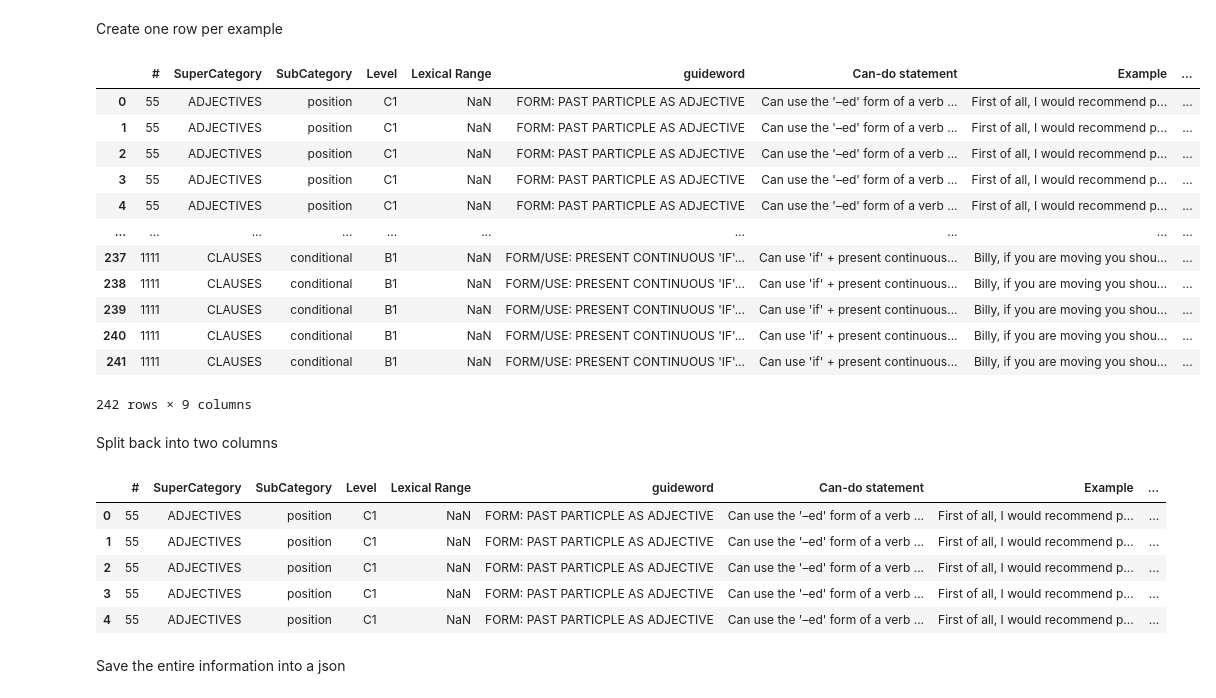
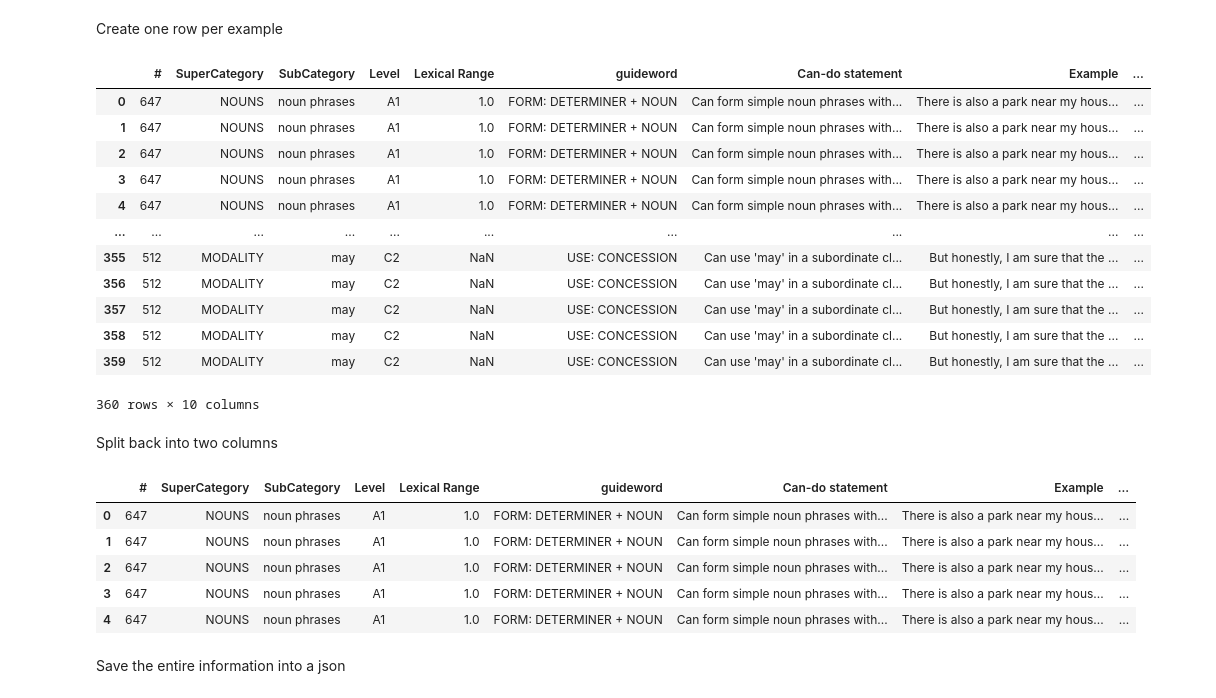
Before and after one commit to dominikglandorf/LLM-grammar, a Jupyter notebook: exp/003_rating_in_excel.ipynb, the cells around one changed output. Cells and saved outputs as stored; diff of their text form; code cells hidden in the pictures.

```diff
--- a/exp/003_rating_in_excel.ipynb
+++ b/exp/003_rating_in_excel.ipynb
@@ -9,13 +9,14 @@ import os
 sys.path.append(os.path.dirname(os.getcwd()))
 import config
 
-INPUT_PATH = '../dat/egpaugmented.json'
-EXCEL_PATH = '../dat/augmented_examples_shuffled.xlsx'
-JSON_PATH = '../dat/augmented_examples_shuffled.json'
+INPUT_PATH = '../dat/egp_pilot.json'
+EXCEL_PATH = '../dat/augmented_examples.xlsx'
+JSON_PATH = '../dat/augmented_examples.json'
 # %% [markdown]
 Get the unrated. augmented dataset
 # %%
 df = pd.read_json(INPUT_PATH)
+df.drop('Unnamed: 0', axis=1, inplace=True)
 # %%
 df.head()
 # %% [output]
@@ -47,23 +60,23 @@ Name: all_examples, dtype: object
 # %% [markdown]
 Create one row per example
 # %%
-new_df = df.explode('all_examples').drop(['augmented_examples', 'augmented_negative_examples', 'prompt'], axis=1, inplace=False)
-new_df = new_df.groupby('#').apply(lambda x: x.sample(frac=1, random_state=config.SEED)).reset_index(drop=True)
+new_df = df.explode('all_examples').drop(['augmented_examples', 'augmented_examples_source', 'augmented_negative_examples', 'augmented_negative_examples_source', 'prompt'], axis=1, inplace=False).reset_index(drop=True)
+new_df = new_df.groupby('#', '').apply(lambda x: x.sample(frac=1, random_state=config.SEED)).reset_index(drop=True)
 new_df
 # %% [output]
 |  | # | SuperCategory | SubCategory | Level | Lexical Range | guideword | Can-do statement | Example | ... |
-| 0 | 55 | ADJECTIVES | position | C1 | NaN | FORM: PAST PARTICPLE AS ADJECTIVE | Can use the '–ed' form of a verb ... | First of all, I would recommend p... | ... |
-| 1 | 55 | ADJECTIVES | position | C1 | NaN | FORM: PAST PARTICPLE AS ADJECTIVE | Can use the '–ed' form of a verb ... | First of all, I would recommend p... | ... |
-| 2 | 55 | ADJECTIVES | position | C1 | NaN | FORM: PAST PARTICPLE AS ADJECTIVE | Can use the '–ed' form of a verb ... | First of all, I would recommend p... | ... |
-| 3 | 55 | ADJECTIVES | position | C1 | NaN | FORM: PAST PARTICPLE AS ADJECTIVE | Can use the '–ed' form of a verb ... | First of all, I would recommend p... | ... |
-| 4 | 55 | ADJECTIVES | position | C1 | NaN | FORM: PAST PARTICPLE AS ADJECTIVE | Can use the '–ed' form of a verb ... | First of all, I would recommend p... | ... |
+| 0 | 647 | NOUNS | noun phrases | A1 | 1.0 | FORM: DETERMINER + NOUN | Can form simple noun phrases with... | There is also a park near my hous... | ... |
+| 1 | 647 | NOUNS | noun phrases | A1 | 1.0 | FORM: DETERMINER + NOUN | Can form simple noun phrases with... | There is also a park near my hous... | ... |
+| 2 | 647 | NOUNS | noun phrases | A1 | 1.0 | FORM: DETERMINER + NOUN | Can form simple noun phrases with... | There is also a park near my hous... | ... |
+| 3 | 647 | NOUNS | noun phrases | A1 | 1.0 | FORM: DETERMINER + NOUN | Can form simple noun phrases with... | There is also a park near my hous... | ... |
+| 4 | 647 | NOUNS | noun phrases | A1 | 1.0 | FORM: DETERMINER + NOUN | Can form simple noun phrases with... | There is also a park near my hous... | ... |
 | ... | ... | ... | ... | ... | ... | ... | ... | ... | ... |
-| 237 | 1111 | CLAUSES | conditional | B1 | NaN | FORM/USE: PRESENT CONTINUOUS 'IF'... | Can use 'if' + present continuous... | Billy, if you are moving you shou... | ... |
-| 238 | 1111 | CLAUSES | conditional | B1 | NaN | FORM/USE: PRESENT CONTINUOUS 'IF'... | Can use 'if' + present continuous... | Billy, if you are moving you shou... | ... |
-| 239 | 1111 | CLAUSES | conditional | B1 | NaN | FORM/USE: PRESENT CONTINUOUS 'IF'... | Can use 'if' + present continuous... | Billy, if you are moving you shou... | ... |
-| 240 | 1111 | CLAUSES | conditional | B1 | NaN | FORM/USE: PRESENT CONTINUOUS 'IF'... | Can use 'if' + present continuous... | Billy, if you are moving you shou... | ... |
-| 241 | 1111 | CLAUSES | conditional | B1 | NaN | FORM/USE: PRESENT CONTINUOUS 'IF'... | Can use 'if' + present continuous... | Billy, if you are moving you shou... | ... |
+| 355 | 512 | MODALITY | may | C2 | NaN | USE: CONCESSION | Can use 'may' in a subordinate cl... | But honestly, I am sure that the ... | ... |
+| 356 | 512 | MODALITY | may | C2 | NaN | USE: CONCESSION | Can use 'may' in a subordinate cl... | But honestly, I am sure that the ... | ... |
+| 357 | 512 | MODALITY | may | C2 | NaN | USE: CONCESSION | Can use 'may' in a subordinate cl... | But honestly, I am sure that the ... | ... |
+| 358 | 512 | MODALITY | may | C2 | NaN | USE: CONCESSION | Can use 'may' in a subordinate cl... | But honestly, I am sure that the ... | ... |
+| 359 | 512 | MODALITY | may | C2 | NaN | USE: CONCESSION | Can use 'may' in a subordinate cl... | But honestly, I am sure that the ... | ... |
-242 rows × 9 columns
+360 rows × 10 columns
 # %% [markdown]
 Split back into two columns
 # %%
@@ -72,11 +85,11 @@ new_df.drop(['all_examples'], axis=1, inplace=True)
 new_df.head()
 # %% [output]
 |  | # | SuperCategory | SubCategory | Level | Lexical Range | guideword | Can-do statement | Example | ... |
-| 0 | 55 | ADJECTIVES | position | C1 | NaN | FORM: PAST PARTICPLE AS ADJECTIVE | Can use the '–ed' form of a verb ... | First of all, I would recommend p... | ... |
-| 1 | 55 | ADJECTIVES | position | C1 | NaN | FORM: PAST PARTICPLE AS ADJECTIVE | Can use the '–ed' form of a verb ... | First of all, I would recommend p... | ... |
-| 2 | 55 | ADJECTIVES | position | C1 | NaN | FORM: PAST PARTICPLE AS ADJECTIVE | Can use the '–ed' form of a verb ... | First of all, I would recommend p... | ... |
-| 3 | 55 | ADJECTIVES | position | C1 | NaN | FORM: PAST PARTICPLE AS ADJECTIVE | Can use the '–ed' form of a verb ... | First of all, I would recommend p... | ... |
-| 4 | 55 | ADJECTIVES | position | C1 | NaN | FORM: PAST PARTICPLE AS ADJECTIVE | Can use the '–ed' form of a verb ... | First of all, I would recommend p... | ... |
+| 0 | 647 | NOUNS | noun phrases | A1 | 1.0 | FORM: DETERMINER + NOUN | Can form simple noun phrases with... | There is also a park near my hous... | ... |
+| 1 | 647 | NOUNS | noun phrases | A1 | 1.0 | FORM: DETERMINER + NOUN | Can form simple noun phrases with... | There is also a park near my hous... | ... |
+| 2 | 647 | NOUNS | noun phrases | A1 | 1.0 | FORM: DETERMINER + NOUN | Can form simple noun phrases with... | There is also a park near my hous... | ... |
+| 3 | 647 | NOUNS | noun phrases | A1 | 1.0 | FORM: DETERMINER + NOUN | Can form simple noun phrases with... | There is also a park near my hous... | ... |
+| 4 | 647 | NOUNS | noun phrases | A1 | 1.0 | FORM: DETERMINER + NOUN | Can form simple noun phrases with... | There is also a park near my hous... | ... |
 # %% [markdown]
 Save the entire information into a json
 # %%
```
Also changed, not shown: parts of 4 cells of this notebook, 8 other files.
